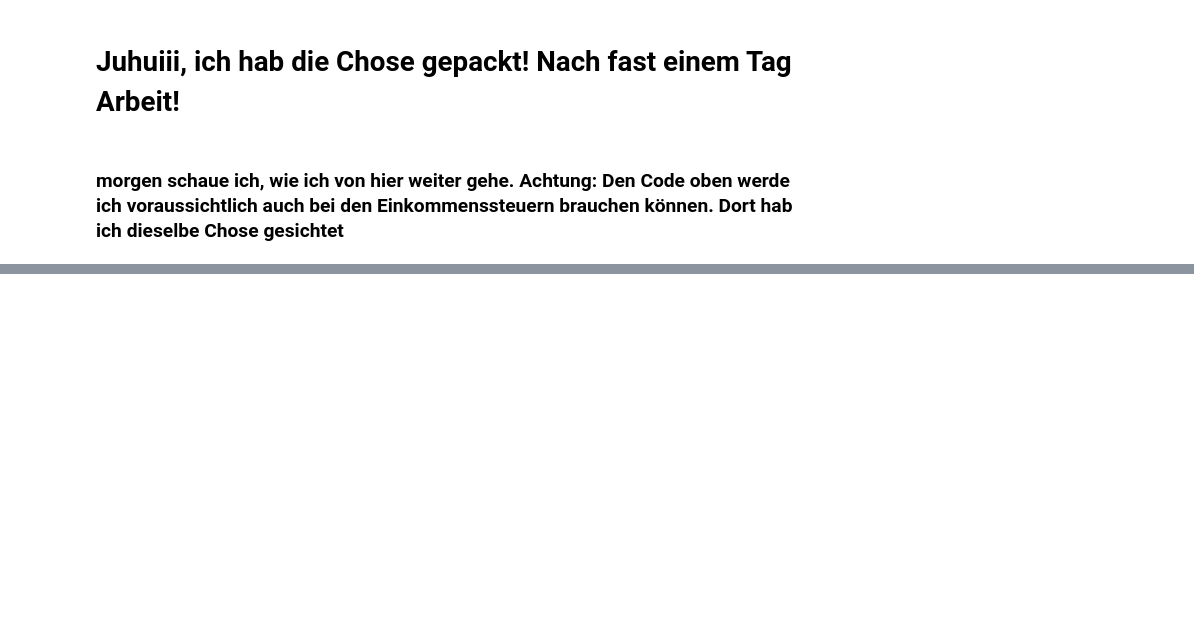
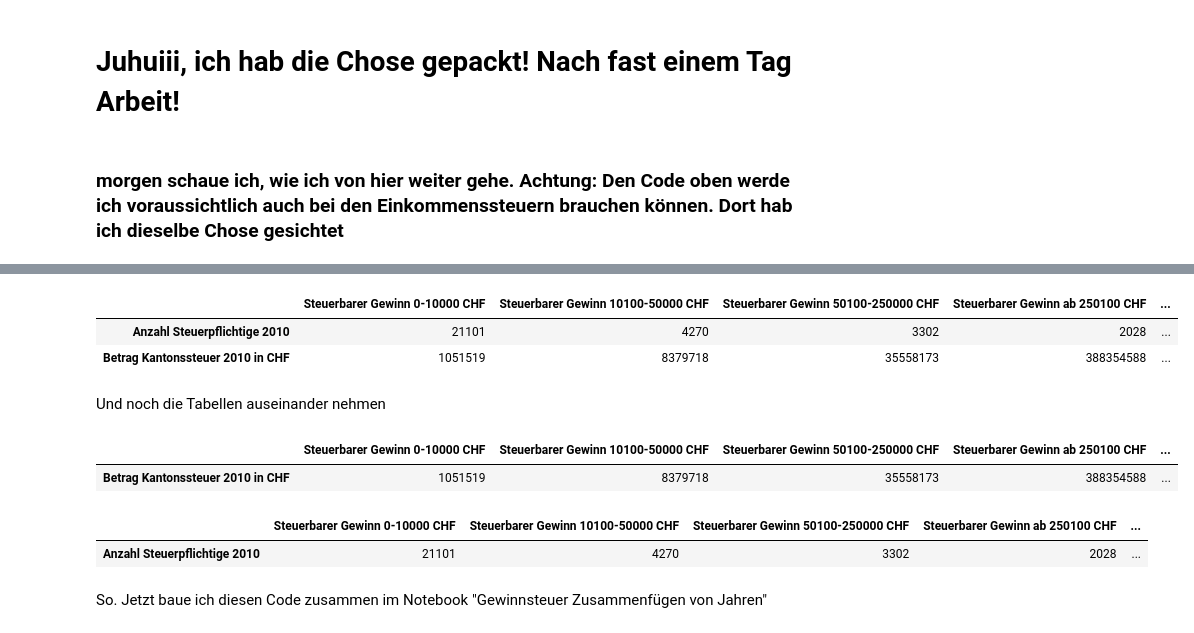
Before and after one commit to sandrarutschi/cas-ddj, a Jupyter notebook: Meine Projekte/Abschlussarbeit/n rausputzen aus den Jahren 2010 bis 2017.ipynb, the cells around one changed output, grey strips where cells are left out. Saved outputs shown, nothing was run; the diff lists cells and outputs as text; code cells hidden in the pictures; blank space fills up the shorter version.

```diff
--- a/Meine Projekte/Abschlussarbeit/n rausputzen aus den Jahren 2010 bis 2017.ipynb
+++ b/Meine Projekte/Abschlussarbeit/n rausputzen aus den Jahren 2010 bis 2017.ipynb
@@ -254,0 +243,25 @@ Betrag_Kantonssteuer_2010
+# %%
+headers = ['Steuerbarer Gewinn 0-10000 CHF', 'Steuerbarer Gewinn 10100-50000 CHF', 'Steuerbarer Gewinn 50100-250000 CHF',
+           'Steuerbarer Gewinn ab 250100 CHF', 'Total Steuerbarer Gewinn']
+Firmen10.columns = headers
+Firmen10
+# %% [output]
+|  | Steuerbarer Gewinn 0-10000 CHF | Steuerbarer Gewinn 10100-50000 CHF | Steuerbarer Gewinn 50100-250000 CHF | Steuerbarer Gewinn ab 250100 CHF | ... |
+| Anzahl Steuerpflichtige 2010 | 21101 | 4270 | 3302 | 2028 | ... |
+| Betrag Kantonssteuer 2010 in CHF | 1051519 | 8379718 | 35558173 | 388354588 | ... |
+# %% [markdown]
+Und noch die Tabellen auseinander nehmen
+# %%
+Betrag_Kantonssteuer_2010 = Firmen10.drop(['Anzahl Steuerpflichtige 2010'])
+Betrag_Kantonssteuer_2010
+# %% [output]
+|  | Steuerbarer Gewinn 0-10000 CHF | Steuerbarer Gewinn 10100-50000 CHF | Steuerbarer Gewinn 50100-250000 CHF | Steuerbarer Gewinn ab 250100 CHF | ... |
+| Betrag Kantonssteuer 2010 in CHF | 1051519 | 8379718 | 35558173 | 388354588 | ... |
+# %%
+Anzahl_Steuerpflichtige_2010 = Firmen10.drop(['Betrag Kantonssteuer 2010 in CHF'])
+Anzahl_Steuerpflichtige_2010
+# %% [output]
+|  | Steuerbarer Gewinn 0-10000 CHF | Steuerbarer Gewinn 10100-50000 CHF | Steuerbarer Gewinn 50100-250000 CHF | Steuerbarer Gewinn ab 250100 CHF | ... |
+| Anzahl Steuerpflichtige 2010 | 21101 | 4270 | 3302 | 2028 | ... |
+# %% [markdown]
+So. Jetzt baue ich diesen Code zusammen im Notebook "Gewinnsteuer Zusammenfügen von Jahren"
```
Also changed, not shown: parts of 15 cells of this notebook, 6 other files.
